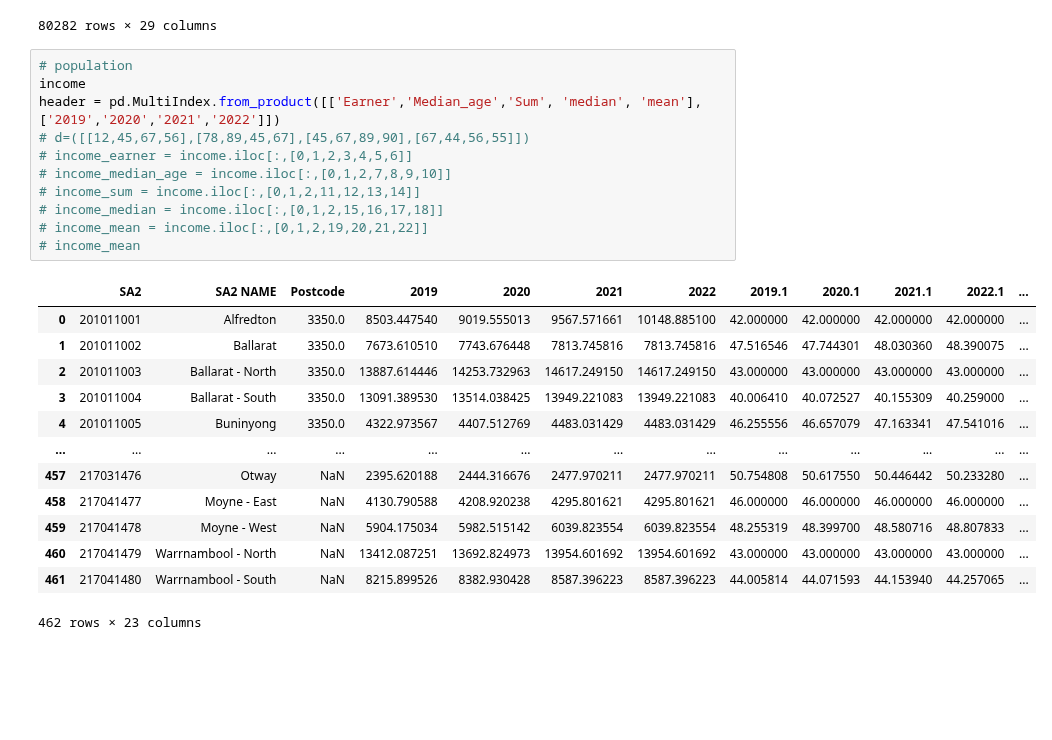
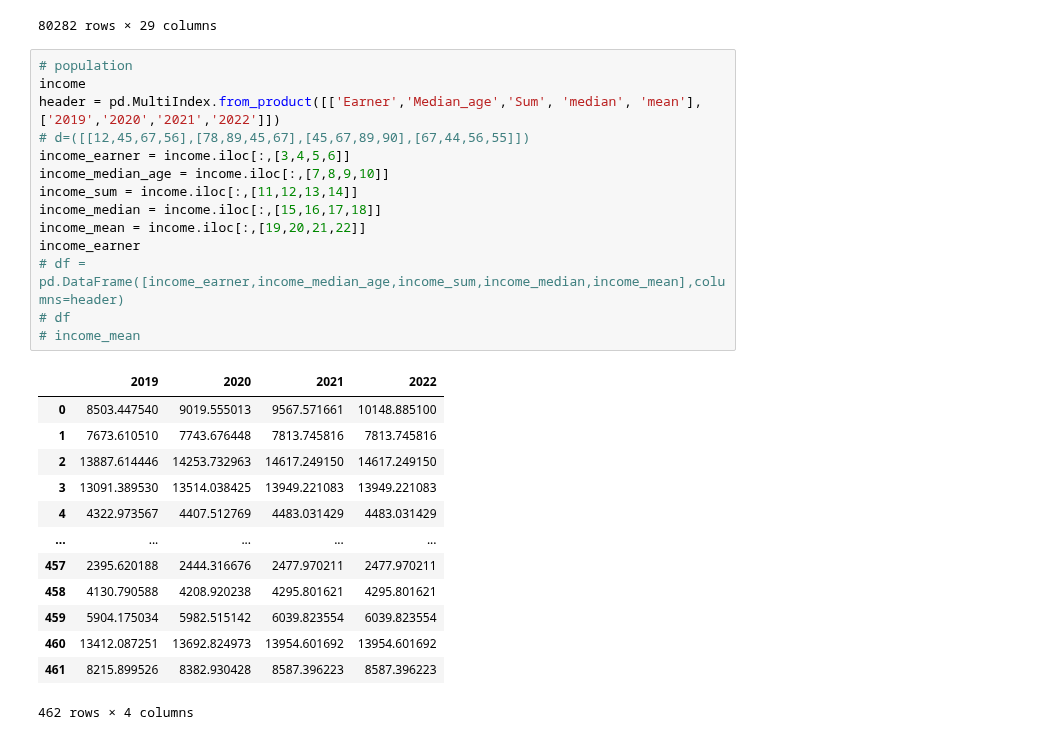
Before and after one commit to MAST30034-Applied-Data-Science/generic-real-estate-consulting-project-group-12, a Jupyter notebook: notebooks/merge.ipynb, the cells around one changed output. Drawn from its saved outputs; the diff is of its cells as text; blank space fills up the shorter version.

```diff
--- a/notebooks/merge.ipynb
+++ b/notebooks/merge.ipynb
@@ -161,25 +156,28 @@ KeyError: 'postcode'
 # %%
 # population
 income
 header = pd.MultiIndex.from_product([['Earner','Median_age','Sum', 'median', 'mean'],['2019','2020','2021','2022']])
 # d=([[12,45,67,56],[78,89,45,67],[45,67,89,90],[67,44,56,55]])
-# income_earner = income.iloc[:,[0,1,2,3,4,5,6]]
-# income_median_age = income.iloc[:,[0,1,2,7,8,9,10]]
-# income_sum = income.iloc[:,[0,1,2,11,12,13,14]]
-# income_median = income.iloc[:,[0,1,2,15,16,17,18]]
-# income_mean = income.iloc[:,[0,1,2,19,20,21,22]]
+income_earner = income.iloc[:,[3,4,5,6]]
+income_median_age = income.iloc[:,[7,8,9,10]]
+income_sum = income.iloc[:,[11,12,13,14]]
+income_median = income.iloc[:,[15,16,17,18]]
+income_mean = income.iloc[:,[19,20,21,22]]
+income_earner
+# df = pd.DataFrame([income_earner,income_median_age,income_sum,income_median,income_mean],columns=header)
+# df
 # income_mean
 # %% [output]
-|  | SA2 | SA2 NAME | Postcode | 2019 | 2020 | 2021 | 2022 | 2019.1 | 2020.1 | 2021.1 | 2022.1 | ... |
-| 0 | 201011001 | Alfredton | 3350.0 | 8503.447540 | 9019.555013 | 9567.571661 | 10148.885100 | 42.000000 | 42.000000 | 42.000000 | 42.000000 | ... |
-| 1 | 201011002 | Ballarat | 3350.0 | 7673.610510 | 7743.676448 | 7813.745816 | 7813.745816 | 47.516546 | 47.744301 | 48.030360 | 48.390075 | ... |
-| 2 | 201011003 | Ballarat - North | 3350.0 | 13887.614446 | 14253.732963 | 14617.249150 | 14617.249150 | 43.000000 | 43.000000 | 43.000000 | 43.000000 | ... |
-| 3 | 201011004 | Ballarat - South | 3350.0 | 13091.389530 | 13514.038425 | 13949.221083 | 13949.221083 | 40.006410 | 40.072527 | 40.155309 | 40.259000 | ... |
-| 4 | 201011005 | Buninyong | 3350.0 | 4322.973567 | 4407.512769 | 4483.031429 | 4483.031429 | 46.255556 | 46.657079 | 47.163341 | 47.541016 | ... |
-| ... | ... | ... | ... | ... | ... | ... | ... | ... | ... | ... | ... | ... |
-| 457 | 217031476 | Otway | NaN | 2395.620188 | 2444.316676 | 2477.970211 | 2477.970211 | 50.754808 | 50.617550 | 50.446442 | 50.233280 | ... |
-| 458 | 217041477 | Moyne - East | NaN | 4130.790588 | 4208.920238 | 4295.801621 | 4295.801621 | 46.000000 | 46.000000 | 46.000000 | 46.000000 | ... |
-| 459 | 217041478 | Moyne - West | NaN | 5904.175034 | 5982.515142 | 6039.823554 | 6039.823554 | 48.255319 | 48.399700 | 48.580716 | 48.807833 | ... |
-| 460 | 217041479 | Warrnambool - North | NaN | 13412.087251 | 13692.824973 | 13954.601692 | 13954.601692 | 43.000000 | 43.000000 | 43.000000 | 43.000000 | ... |
-| 461 | 217041480 | Warrnambool - South | NaN | 8215.899526 | 8382.930428 | 8587.396223 | 8587.396223 | 44.005814 | 44.071593 | 44.153940 | 44.257065 | ... |
+|  | 2019 | 2020 | 2021 | 2022 |
+| 0 | 8503.447540 | 9019.555013 | 9567.571661 | 10148.885100 |
+| 1 | 7673.610510 | 7743.676448 | 7813.745816 | 7813.745816 |
+| 2 | 13887.614446 | 14253.732963 | 14617.249150 | 14617.249150 |
+| 3 | 13091.389530 | 13514.038425 | 13949.221083 | 13949.221083 |
+| 4 | 4322.973567 | 4407.512769 | 4483.031429 | 4483.031429 |
+| ... | ... | ... | ... | ... |
+| 457 | 2395.620188 | 2444.316676 | 2477.970211 | 2477.970211 |
+| 458 | 4130.790588 | 4208.920238 | 4295.801621 | 4295.801621 |
+| 459 | 5904.175034 | 5982.515142 | 6039.823554 | 6039.823554 |
+| 460 | 13412.087251 | 13692.824973 | 13954.601692 | 13954.601692 |
+| 461 | 8215.899526 | 8382.930428 | 8587.396223 | 8587.396223 |
-462 rows × 23 columns
+462 rows × 4 columns
```
Also changed, not shown: parts of 4 cells of this notebook.
